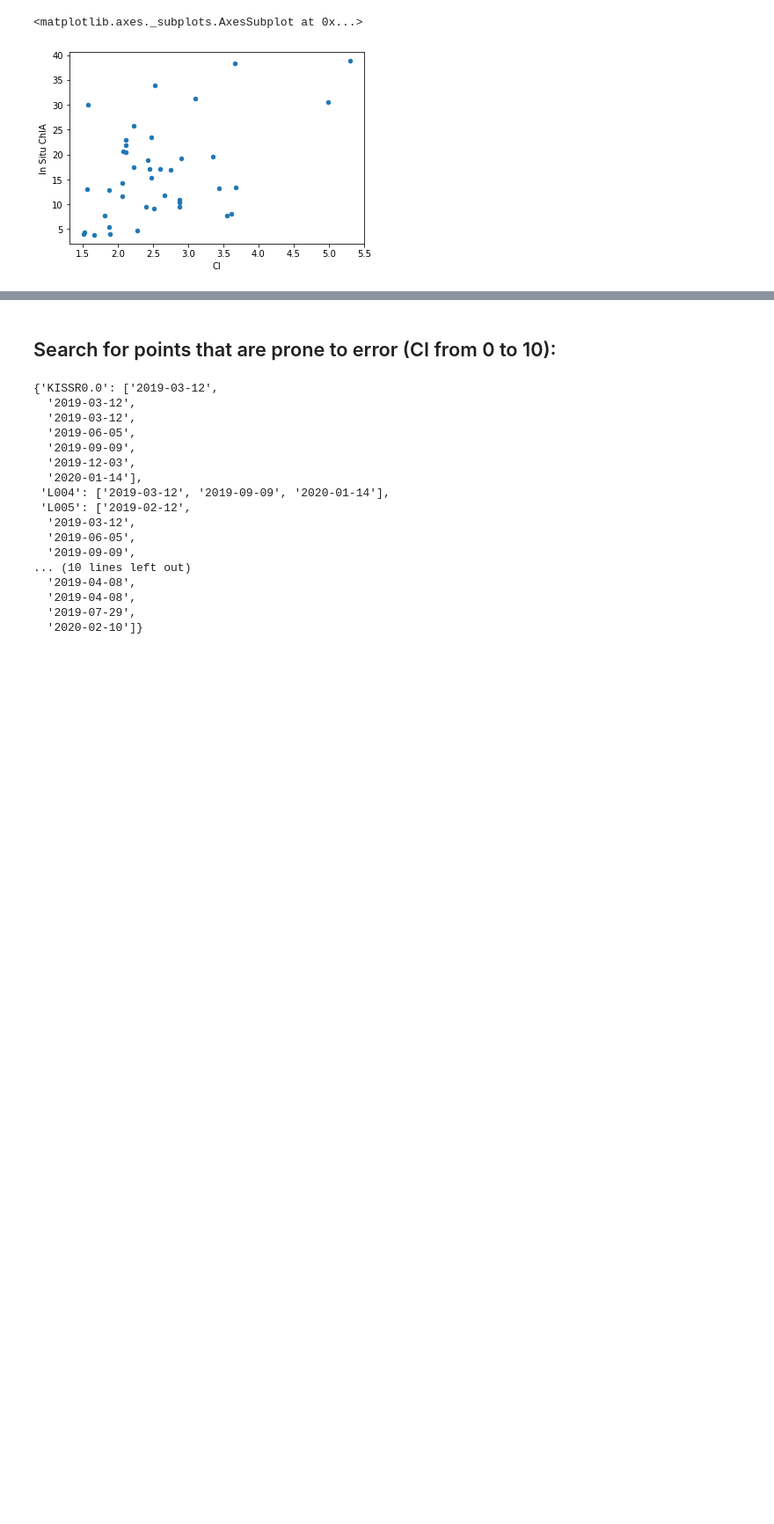
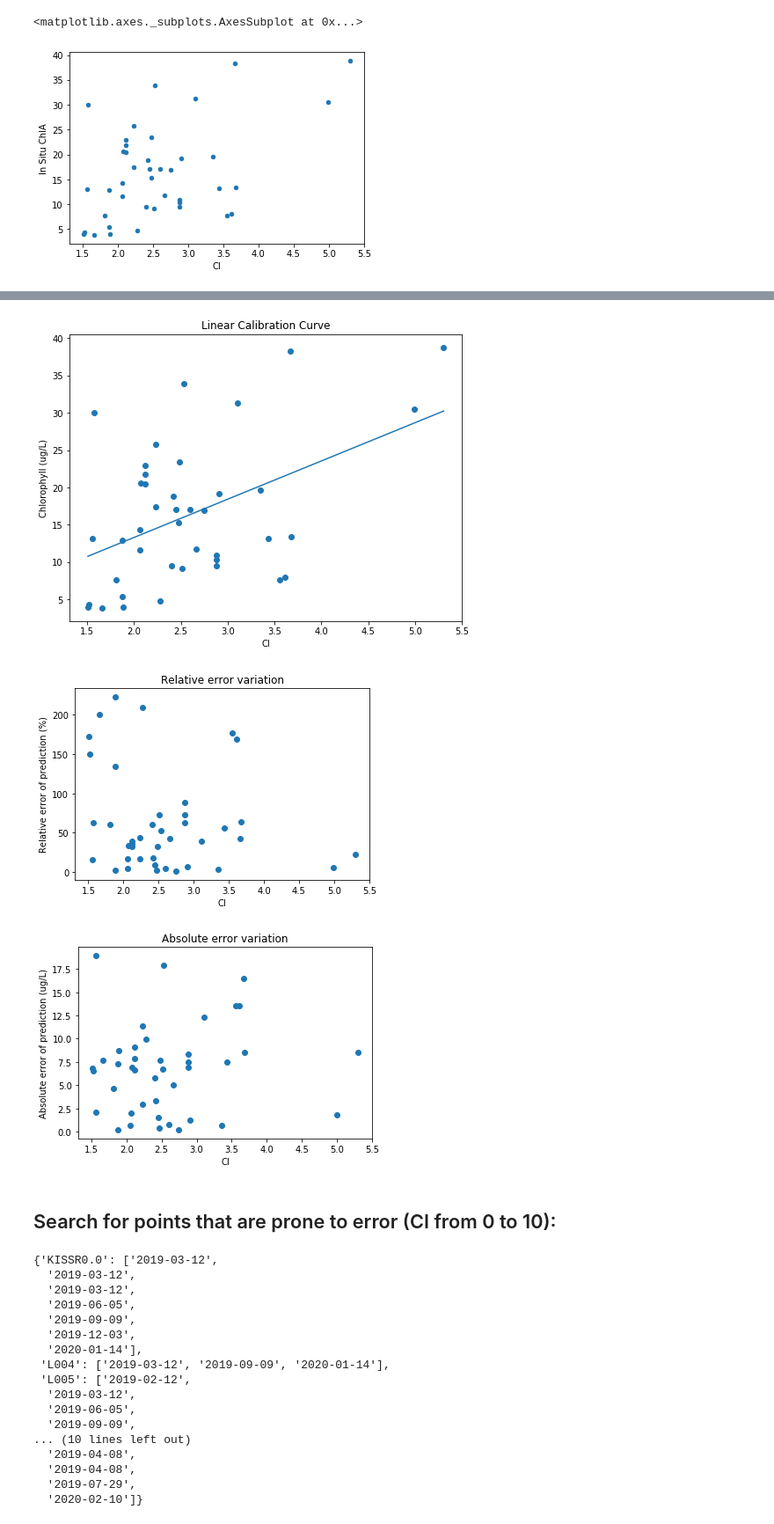
Before and after one commit to quachhungvietnam/HarmfulAlgalBloom, a Jupyter notebook: Capstone Code/Calibration curve 2.ipynb, the cells around one changed output, grey strips where cells are left out. Shown at 88% size. Saved outputs shown, nothing was run; the diff lists cells and outputs as text; code cells hidden in the pictures; blank space fills up the shorter version.

```diff
--- a/Capstone Code/Calibration curve 2.ipynb
+++ b/Capstone Code/Calibration curve 2.ipynb
@@ -1088 +980,38 @@ R^2 score: 0.22696781639696784
 [figure]
+# %%
+data = merged_data_2[["In Situ ChlA", "CI"]].replace([np.inf, -np.inf], np.nan).dropna()
+X = np.array(data['CI']).reshape(-1, 1)
+y = np.array(data["In Situ ChlA"])
+reg = LinearRegression().fit(X,y)
+X_pred = np.linspace(min(X),max(X),100).reshape(-1,1)
+y_pred = reg.predict(X_pred)
+
+plt.figure(figsize=(8,6))
+plt.scatter(X,y)
+plt.plot(X_pred, y_pred)
+plt.xlabel("CI")
+plt.ylabel("Chlorophyll (ug/L)")
+plt.title("Linear Calibration Curve")
+plt.show()
+
+#Relative error:
+plt.figure(figsize=(6,4))
+y_pred = reg.predict(X)
+plt.scatter(X, abs(y_pred-y)/y*100)
+plt.xlabel("CI")
+plt.ylabel("Relative error of prediction (%)")
+plt.title("Relative error variation")
+plt.show()
+
+#Absolute error:
+plt.figure(figsize=(6,4))
+y_pred = reg.predict(X)
+plt.scatter(X, abs(y_pred-y))
+plt.xlabel("CI")
+plt.ylabel("Absolute error of prediction (ug/L)")
+plt.title("Absolute error variation")
+plt.show()
+# %% [output]
+[figure, added]
+[figure, added]
+[figure, added]
```
Also changed, not shown: parts of 13 cells of this notebook, 4 other files.
